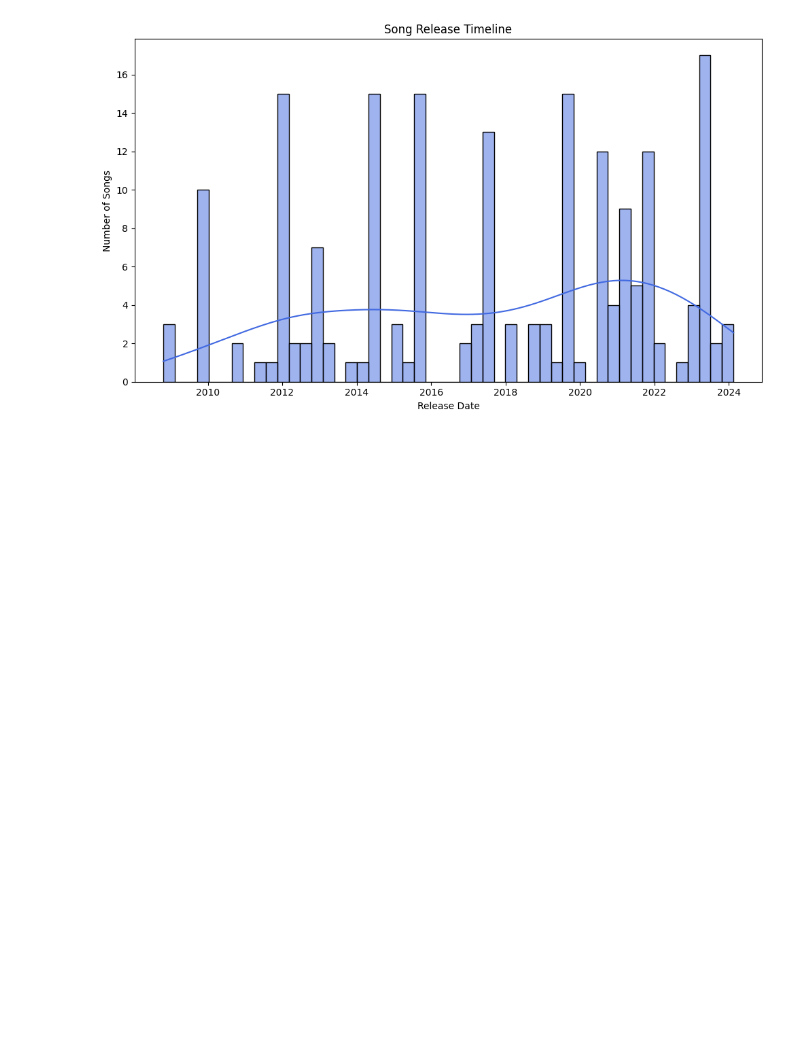
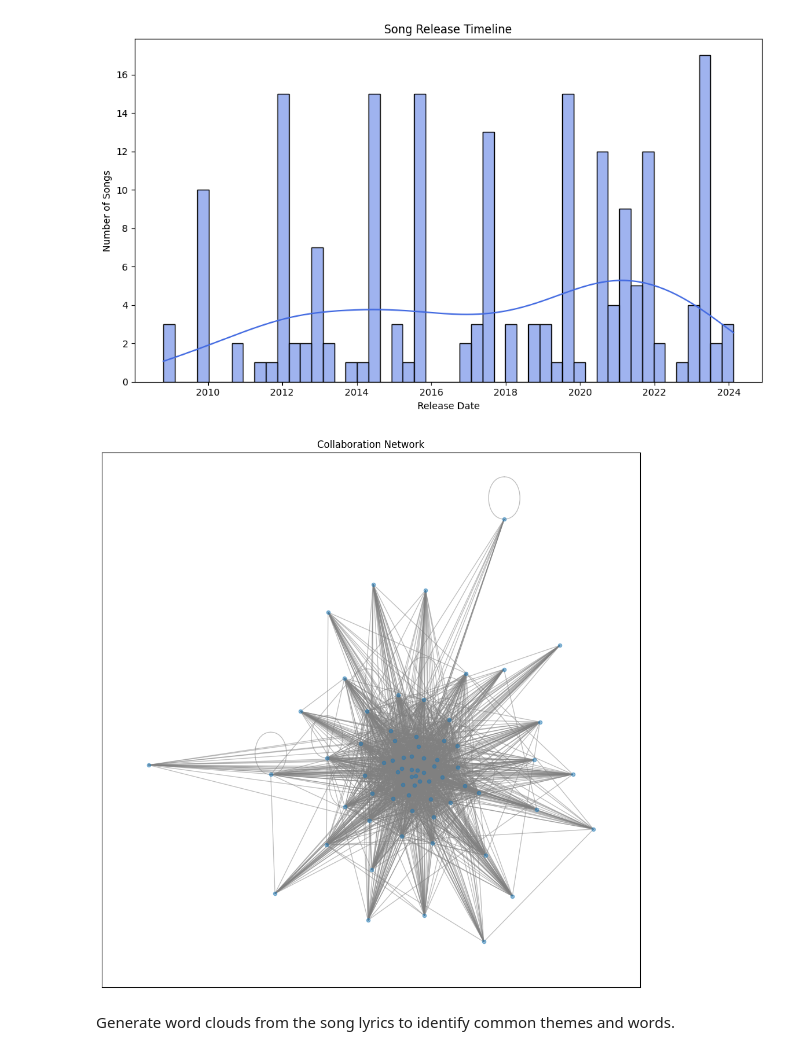
Before and after one commit to umarfarooqcode/ldr_discography_released, a Jupyter notebook: ldr_discography_released.ipynb, the cells around one changed output. Drawn from its saved outputs; the diff is of its cells as text; code cells hidden in the pictures; blank space fills up the shorter version.

Commit message:
try different graphs

```diff
--- a/ldr_discography_released.ipynb
+++ b/ldr_discography_released.ipynb
@@ -97,0 +103,28 @@ plt.show()
+# %%
+def build_collaboration_network(collaborators):
+    """
+    Builds a network graph from a list of collaborator lists.
+    """
+    G = nx.Graph()
+    for collaboration in collaborators:
+        # Assuming collaboration is already a proper list; adjust parsing as needed
+        for i in range(len(collaboration)):
+            for j in range(i+1, len(collaboration)):
+                if G.has_edge(collaboration[i], collaboration[j]):
+                    G[collaboration[i]][collaboration[j]]['weight'] += 1
+                else:
+                    G.add_edge(collaboration[i], collaboration[j], weight=1)
+    return G
+
+# Example usage with song writers
+collaboration_network = build_collaboration_network(ldr_discography_released_df['song_writers'].tolist())
+# %%
+plt.figure(figsize=(12, 12))
+pos = nx.spring_layout(collaboration_network, k=0.5, iterations=20)
+nx.draw_networkx(collaboration_network, pos, node_size=20, edge_color='gray', alpha=0.5, with_labels=False)
+plt.title('Collaboration Network')
+plt.show()
+# %% [output]
+[figure, added]
+# %% [markdown]
+ Generate word clouds from the song lyrics to identify common themes and words.
```
Also changed, not shown: parts of 10 cells of this notebook.
